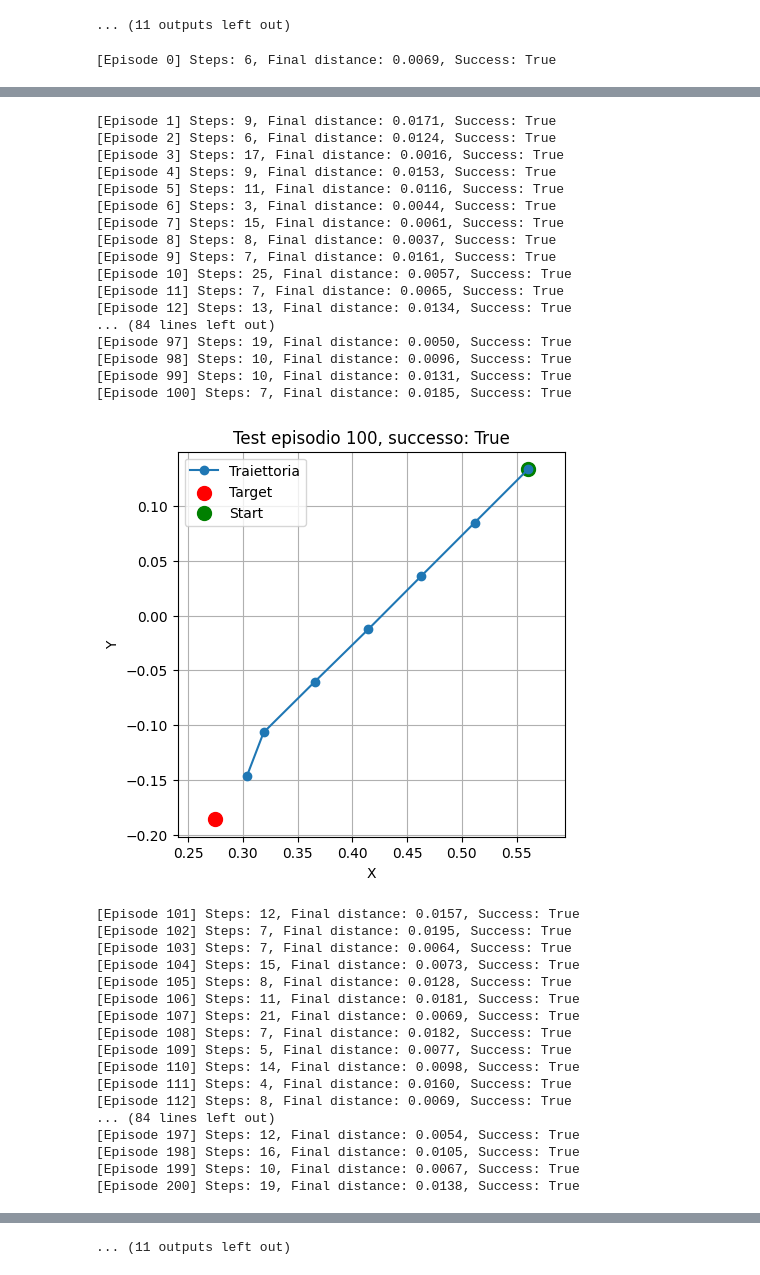
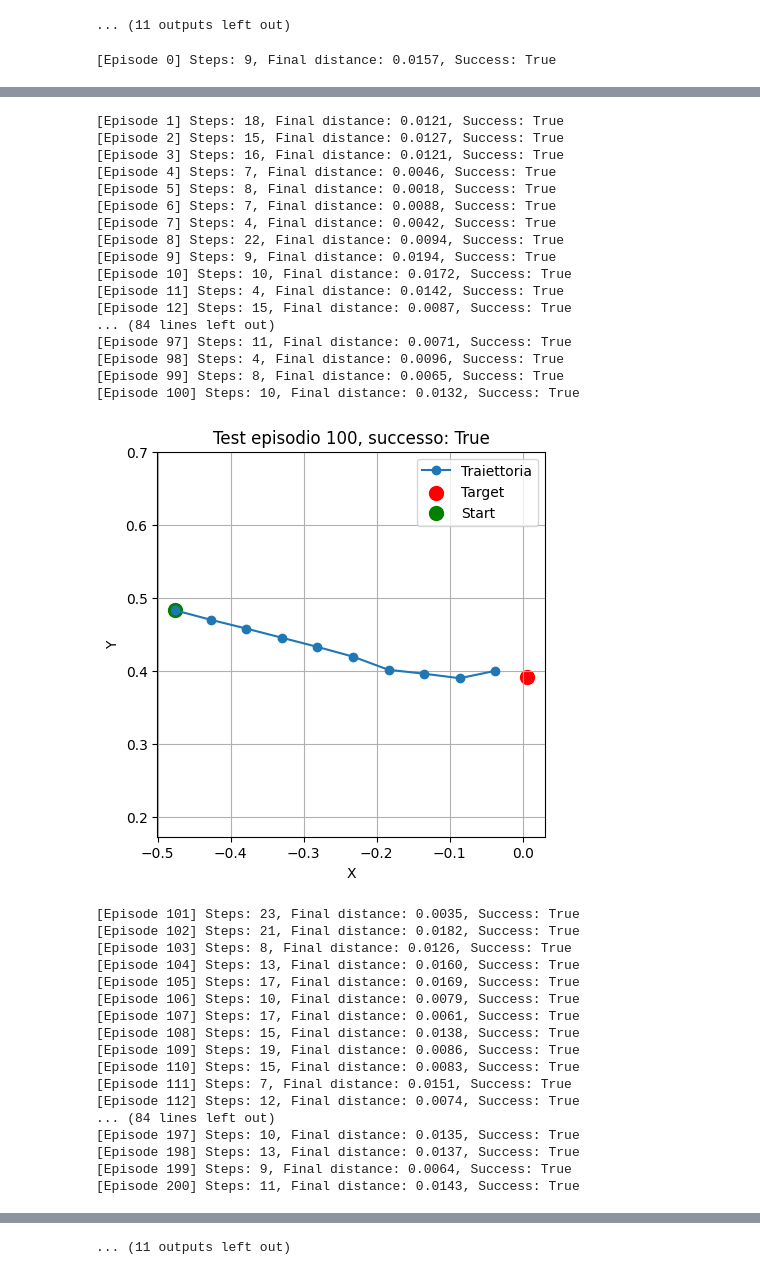
Before and after one commit to EdoardoZappia/RL_tracking, a Jupyter notebook: ddpg.ipynb, the cells around one changed output, grey strips where cells are left out. Drawn from its saved outputs; the diff is of its cells as text; code cells hidden in the pictures.

```diff
--- a/ddpg.ipynb
+++ b/ddpg.ipynb
@@ -611,8 +611,8 @@ def test_agent_with_random_targets(agent, env=None, num_episodes=1001, tolerance
     print(f"Numero successi: {success_counter} / {num_episodes}")
 
 if __name__ == "__main__":
-    checkpoint = "runs/ddpg_run_static_target_noise20250412_173040/checkpoint_ep6000.pth"
+    checkpoint = "runs/ddpg_run_static_target_noise_only_target20250413_123307/checkpoint_ep6000.pth"
     agent = load_agent(checkpoint)
     test_agent_with_random_targets(agent)
 # %% [output]
-[Episode 0] Steps: 6, Final distance: 0.0069, Success: True
+[Episode 0] Steps: 9, Final distance: 0.0157, Success: True
@@ -620,35 +620,35 @@ if __name__ == "__main__":
-[Episode 1] Steps: 9, Final distance: 0.0171, Success: True
-[Episode 2] Steps: 6, Final distance: 0.0124, Success: True
-[Episode 3] Steps: 17, Final distance: 0.0016, Success: True
-[Episode 4] Steps: 9, Final distance: 0.0153, Success: True
-[Episode 5] Steps: 11, Final distance: 0.0116, Success: True
-[Episode 6] Steps: 3, Final distance: 0.0044, Success: True
-[Episode 7] Steps: 15, Final distance: 0.0061, Success: True
-[Episode 8] Steps: 8, Final distance: 0.0037, Success: True
-[Episode 9] Steps: 7, Final distance: 0.0161, Success: True
-[Episode 10] Steps: 25, Final distance: 0.0057, Success: True
-[Episode 11] Steps: 7, Final distance: 0.0065, Success: True
-[Episode 12] Steps: 13, Final distance: 0.0134, Success: True
+[Episode 1] Steps: 18, Final distance: 0.0121, Success: True
+[Episode 2] Steps: 15, Final distance: 0.0127, Success: True
+[Episode 3] Steps: 16, Final distance: 0.0121, Success: True
+[Episode 4] Steps: 7, Final distance: 0.0046, Success: True
+[Episode 5] Steps: 8, Final distance: 0.0018, Success: True
+[Episode 6] Steps: 7, Final distance: 0.0088, Success: True
+[Episode 7] Steps: 4, Final distance: 0.0042, Success: True
+[Episode 8] Steps: 22, Final distance: 0.0094, Success: True
+[Episode 9] Steps: 9, Final distance: 0.0194, Success: True
+[Episode 10] Steps: 10, Final distance: 0.0172, Success: True
+[Episode 11] Steps: 4, Final distance: 0.0142, Success: True
+[Episode 12] Steps: 15, Final distance: 0.0087, Success: True
 ... (84 lines left out)
-[Episode 97] Steps: 19, Final distance: 0.0050, Success: True
-[Episode 98] Steps: 10, Final distance: 0.0096, Success: True
-[Episode 99] Steps: 10, Final distance: 0.0131, Success: True
-[Episode 100] Steps: 7, Final distance: 0.0185, Success: True
+[Episode 97] Steps: 11, Final distance: 0.0071, Success: True
+[Episode 98] Steps: 4, Final distance: 0.0096, Success: True
+[Episode 99] Steps: 8, Final distance: 0.0065, Success: True
+[Episode 100] Steps: 10, Final distance: 0.0132, Success: True
-[figure, old version]
+[figure, new version]
-[Episode 101] Steps: 12, Final distance: 0.0157, Success: True
-[Episode 102] Steps: 7, Final distance: 0.0195, Success: True
-[Episode 103] Steps: 7, Final distance: 0.0064, Success: True
-[Episode 104] Steps: 15, Final distance: 0.0073, Success: True
-[Episode 105] Steps: 8, Final distance: 0.0128, Success: True
-[Episode 106] Steps: 11, Final distance: 0.0181, Success: True
-[Episode 107] Steps: 21, Final distance: 0.0069, Success: True
-[Episode 108] Steps: 7, Final distance: 0.0182, Success: True
-[Episode 109] Steps: 5, Final distance: 0.0077, Success: True
-[Episode 110] Steps: 14, Final distance: 0.0098, Success: True
-[Episode 111] Steps: 4, Final distance: 0.0160, Success: True
-[Episode 112] Steps: 8, Final distance: 0.0069, Success: True
+[Episode 101] Steps: 23, Final distance: 0.0035, Success: True
+[Episode 102] Steps: 21, Final distance: 0.0182, Success: True
+[Episode 103] Steps: 8, Final distance: 0.0126, Success: True
+[Episode 104] Steps: 13, Final distance: 0.0160, Success: True
+[Episode 105] Steps: 17, Final distance: 0.0169, Success: True
+[Episode 106] Steps: 10, Final distance: 0.0079, Success: True
+[Episode 107] Steps: 17, Final distance: 0.0061, Success: True
+[Episode 108] Steps: 15, Final distance: 0.0138, Success: True
+[Episode 109] Steps: 19, Final distance: 0.0086, Success: True
+[Episode 110] Steps: 15, Final distance: 0.0083, Success: True
+[Episode 111] Steps: 7, Final distance: 0.0151, Success: True
+[Episode 112] Steps: 12, Final distance: 0.0074, Success: True
 ... (84 lines left out)
-[Episode 197] Steps: 12, Final distance: 0.0054, Success: True
-[Episode 198] Steps: 16, Final distance: 0.0105, Success: True
-[Episode 199] Steps: 10, Final distance: 0.0067, Success: True
-[Episode 200] Steps: 19, Final distance: 0.0138, Success: True
+[Episode 197] Steps: 10, Final distance: 0.0135, Success: True
+[Episode 198] Steps: 13, Final distance: 0.0137, Success: True
+[Episode 199] Steps: 9, Final distance: 0.0064, Success: True
+[Episode 200] Steps: 11, Final distance: 0.0143, Success: True
```
Also changed, not shown: parts of 1 cell of this notebook, 3 other files.
